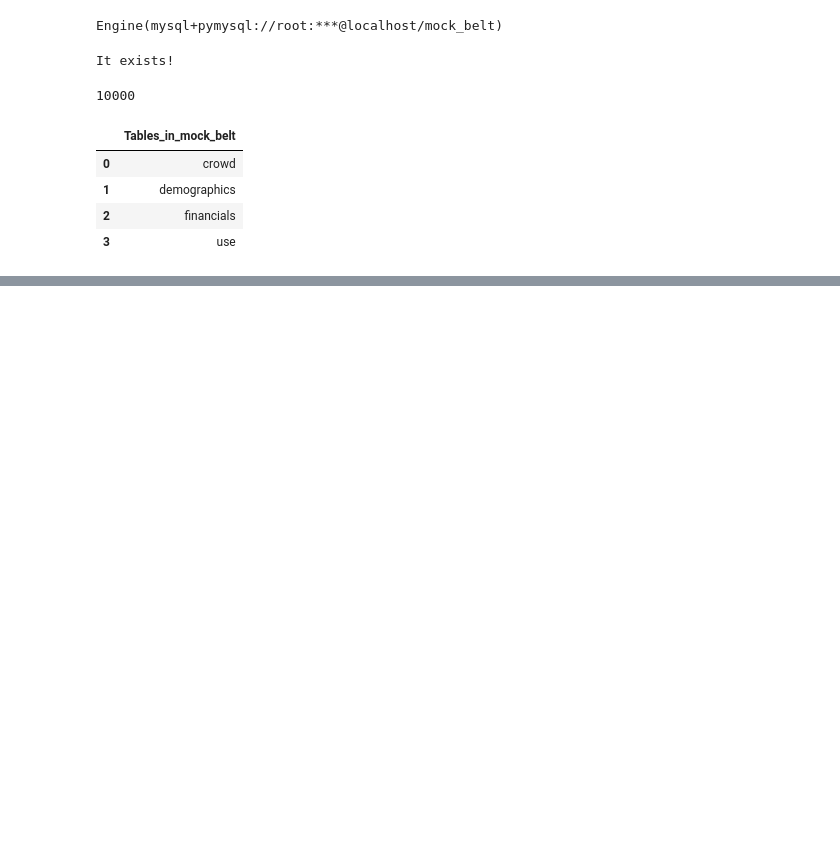
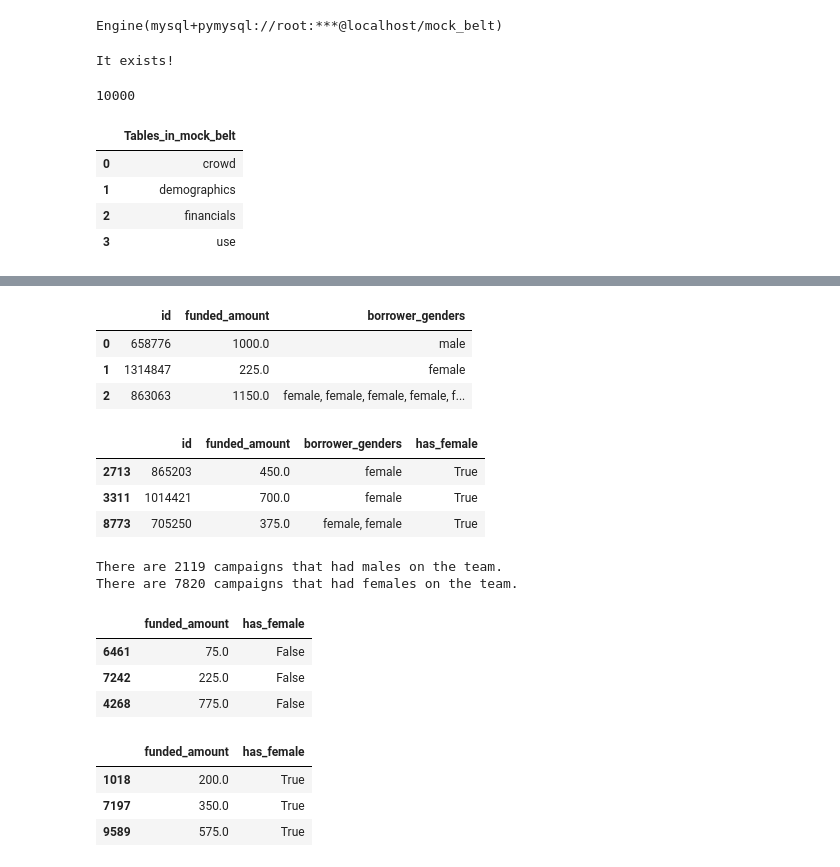
Before and after one commit to juDEcorous/Data-Enrichment-Mock-Belt-Exam, a Jupyter notebook: Jude-Maico-Jr__Mock-Exam.ipynb, the cells around one changed output, grey strips where cells are left out. Drawn from its saved outputs; the diff is of its cells as text; code cells hidden in the pictures; blank space fills up the shorter version.

```diff
--- a/Jude-Maico-Jr__Mock-Exam.ipynb
+++ b/Jude-Maico-Jr__Mock-Exam.ipynb
@@ -174,0 +196,51 @@ pd.read_sql(use_query, engine)
+# %%
+# 1st approach
+q = '''
+SELECT
+financials.id,
+financials.funded_amount,
+demographics.borrower_genders
+FROM
+financials
+JOIN
+demographics ON financials.id = demographics.id'''
+
+df2 = pd.read_sql(q, engine)
+df2.head(3)
+# %% [output]
+|  | id | funded_amount | borrower_genders |
+| 0 | 658776 | 1000.0 | male |
+| 1 | 1314847 | 225.0 | female |
+| 2 | 863063 | 1150.0 | female, female, female, female, f... |
+# %%
+# make another column for 'has_female'
+df2['has_female'] = df2['borrower_genders'].str.contains('female', case = False) # for capital letters
+df2.sample(3)
+# %% [output]
+|  | id | funded_amount | borrower_genders | has_female |
+| 2713 | 865203 | 450.0 | female | True |
+| 3311 | 1014421 | 700.0 | female | True |
+| 8773 | 705250 | 375.0 | female, female | True |
+# %%
+# separate the column of interest
+male_df = df2.loc[df2['has_female'] == False, ['funded_amount', 'has_female']]
+female_df = df2.loc[df2['has_female'] == True, ['funded_amount', 'has_female']]
+print(f'There are {len(male_df)} campaigns that had males on the team.')
+print(f'There are {len(female_df)} campaigns that had females on the team.')
+# %% [output]
+There are 2119 campaigns that had males on the team.
+There are 7820 campaigns that had females on the team.
+# %%
+male_df.sample(3)
+# %% [output]
+|  | funded_amount | has_female |
+| 6461 | 75.0 | False |
+| 7242 | 225.0 | False |
+| 4268 | 775.0 | False |
+# %%
+female_df.sample(3)
+# %% [output]
+|  | funded_amount | has_female |
+| 1018 | 200.0 | True |
+| 7197 | 350.0 | True |
+| 9589 | 575.0 | True |
```
Also changed, not shown: parts of 36 cells of this notebook.
